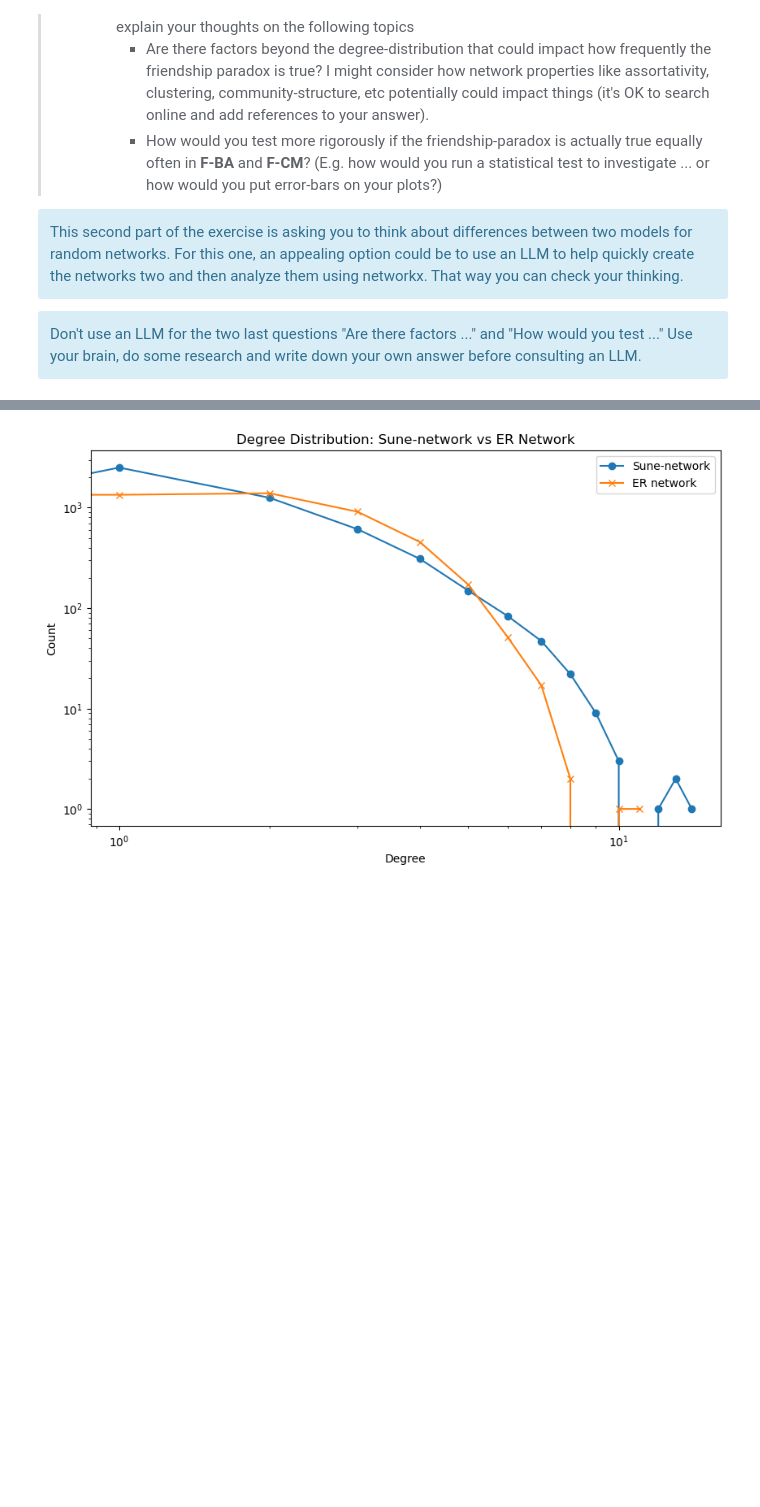
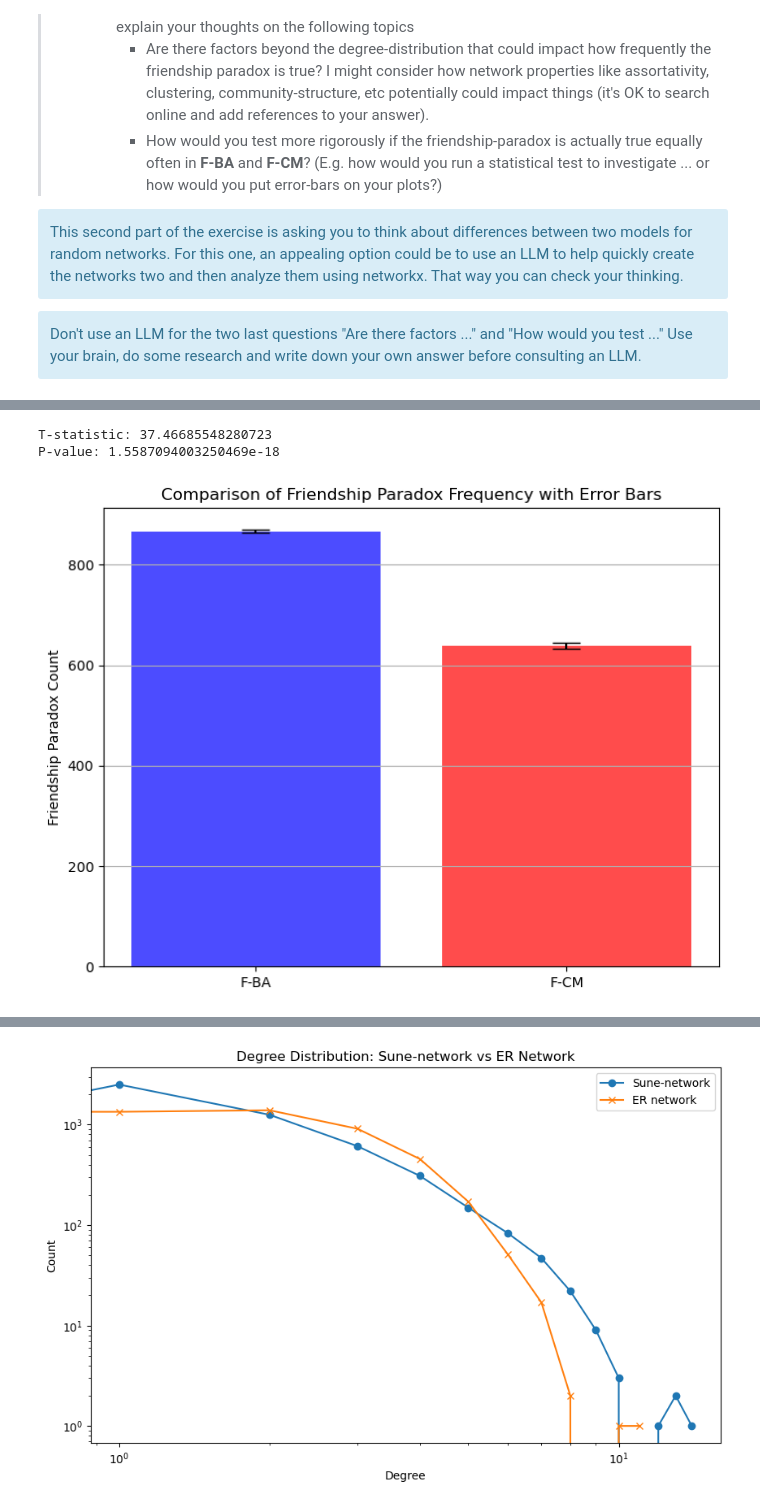
Before and after one commit to Qingwen-Zeng/Social-Graphy-and-Interactions, a Jupyter notebook: Week3_Exercise.ipynb, the cells around one changed output, grey strips where cells are left out. Drawn from its saved outputs; the diff is of its cells as text; code cells hidden in the pictures; blank space fills up the shorter version.

```diff
--- a/Week3_Exercise.ipynb
+++ b/Week3_Exercise.ipynb
@@ -418,3 +523,28 @@ according to the result that friendship Paradox of F-CM is around 65 precentage
+# %%
+#t-test
+t_stat, p_value = stats.ttest_ind(F_BA, F_CM)
+print(f"T-statistic: {t_stat}")
+print(f"P-value: {p_value}")
+# %% [output]
+T-statistic: 37.46685548280723
+P-value: 1.5587094003250469e-18
+# %%
+# errorbar
+means = [np.mean(F_BA), np.mean(F_CM)]
+std_errors = [np.std(F_BA, ddof=1) / np.sqrt(len(F_BA)), np.std(F_CM, ddof=1) / np.sqrt(len(F_CM))]
+
+labels = ['F-BA', 'F-CM']
+x_pos = np.arange(len(labels))
+
+plt.figure(figsize=(8, 6))
+plt.bar(x_pos, means, yerr=std_errors, align='center', alpha=0.7, capsize=10, color=['blue', 'red'])
+plt.xticks(x_pos, labels)
+plt.ylabel('Friendship Paradox Count')
+plt.title('Comparison of Friendship Paradox Frequency')
+plt.grid(True, axis='y')
+plt.show()
+# %% [output]
+[figure, added]
 # %% [markdown]
 *Exercise*: Growth without preferential attachment
 
```
Also changed, not shown: parts of 13 cells of this notebook, 1 other file.
